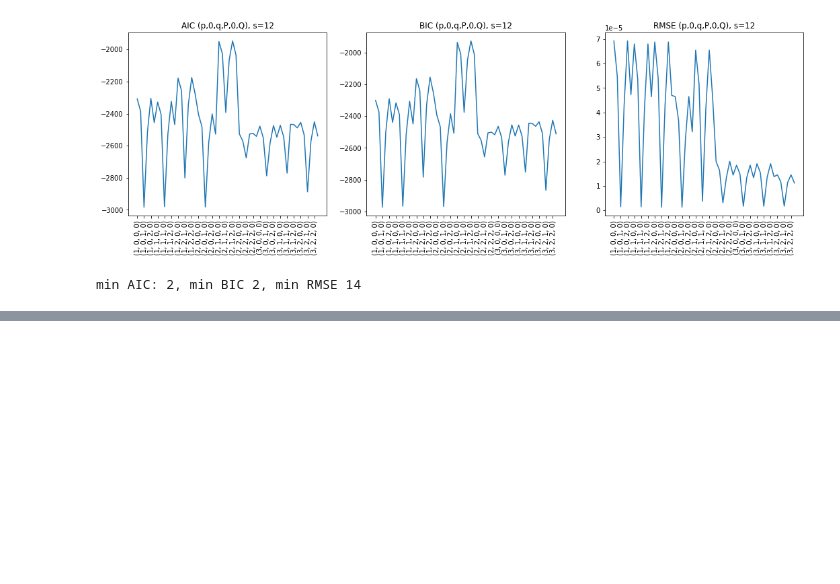
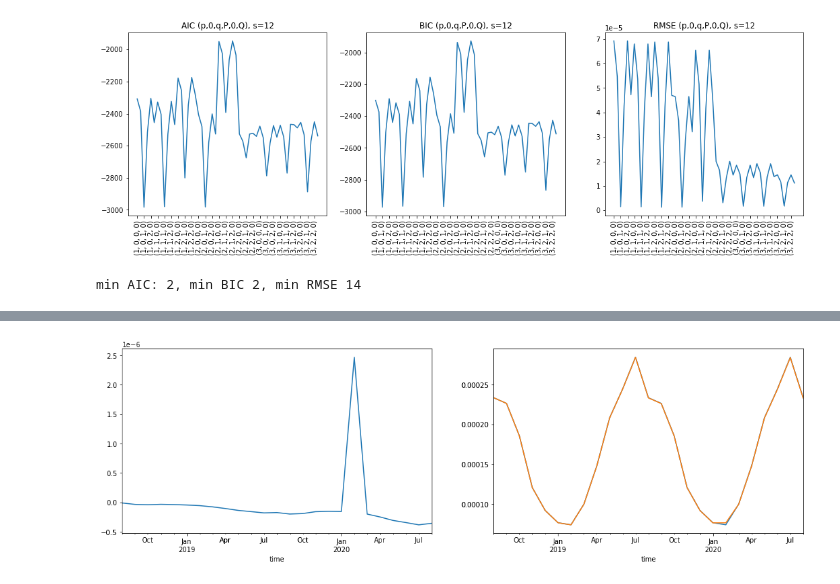
Before and after one commit to samuelexferri/unibg-statistic2, a Jupyter notebook: notebooks/nh3-rolling-cross-validation.ipynb, the cells around one changed output, grey strips where cells are left out. Drawn from its saved outputs; the diff is of its cells as text; code cells hidden in the pictures; blank space fills up the shorter version.

Commit message:
Update rolling cross validation

```diff
--- a/notebooks/nh3-rolling-cross-validation.ipynb
+++ b/notebooks/nh3-rolling-cross-validation.ipynb
@@ -30,5 +30,18 @@ def multiple_forecasts(model, ts, times, refit=False):
         errors.append(ts.values[i] - prediction.values[0])
 
     return predictions, errors
+# %%
+def autocorr(ts):
+    errors = pd.Series(ts)
+    n = len(ts)
+    data = np.asarray(ts)
+    mean = np.mean(data)
+    c0 = np.sum((data - mean) ** 2) / float(n)
+
+    def r(h):
+        return ((data[:n - h] - mean) * (data[h:] - mean)).sum() / float(n) / c0
+
+    lags = np.arange(n) + 1
+    return list(map(r, lags))
 # %%
 from statsmodels.tsa.arima.model import ARIMA
@@ -62,4 +97,6 @@ def rolling_cross_validation(ts, order, seasonal_order, initial_train_months=36,
 # %%
+# SARIMAX(p,d,q,P,D,Q,s)
+
 import numpy as np
 
 def model_selection(ts, initial_train_months=36, verbose=False):
@@ -77,20 +114,25 @@ def model_selection(ts, initial_train_months=36, verbose=False):
             for P in P_list:
                 for Q in Q_list:
 
-                    model_name = 'SARIMA(p={}, d=0, q={}, P={}, D=0, Q={}, s={}'.format(p, q, P, Q, s)
+                    model_name = 'SARIMA(p={}, d=0, q={}, P={}, D=0, Q={}, s={})'.format(p, q, P, Q, s)
                     model_idx = idx
 
                     if verbose: print('{}: {}'.format(model_idx, model_name))
 
-                    rmse, aic, bic = rolling_cross_validation(ts=ts, order=(p,0,q), seasonal_order=(P,0,Q,s), initial_train_months=initial_train_months)
+                    rmse, aic, bic, sse, mse, meaacf, yac_out_of_sample, correct = rolling_cross_validation(ts=ts, order=(p,0,q), seasonal_order=(P,0,Q,s), initial_train_months=initial_train_months)
 
                     results[model_name] = {
                         'order' : (p,0,q),
                         'seasonal_order' : (P,0,Q,s),
                         'aic' : aic,
                         'bic' : bic,
+                        'sse' : sse,
                         'rmse' : rmse,
-                        'index' : model_idx
+                        'mse' : mse,
+                        'index' : model_idx,
+                        'mean_abs_acf': meaacf,
+                        'yac_out_of_sample': yac_out_of_sample,
+                        'correct': correct
                         }
 
                     idx += 1
@@ -186,0 +331,18 @@ min_rmse_model
+# %%
+import pandas as pd
+
+train_data, validation_data = utils.ts_train_test_split(nh3, .9)
+validation_data = validation_data
+
+best_model = ARIMA(train_data, order=min_aic_model['order'], seasonal_order=min_aic_model['seasonal_order']).fit()
+predictions, errors = multiple_forecasts(model=best_model, ts=validation_data, times=len(validation_data), refit=False)
+
+fig, axs = plt.subplots(nrows=1, ncols=2, figsize=(18,5))
+
+pd.Series(errors, index=validation_data.index).plot(ax=axs[0])
+
+pd.Series(predictions, index=validation_data.index).plot(ax=axs[1])
+validation_data.plot(ax=axs[1])
+plt.show()
+# %% [output]
+[figure, added]
```
Also changed, not shown: parts of 24 cells of this notebook.
